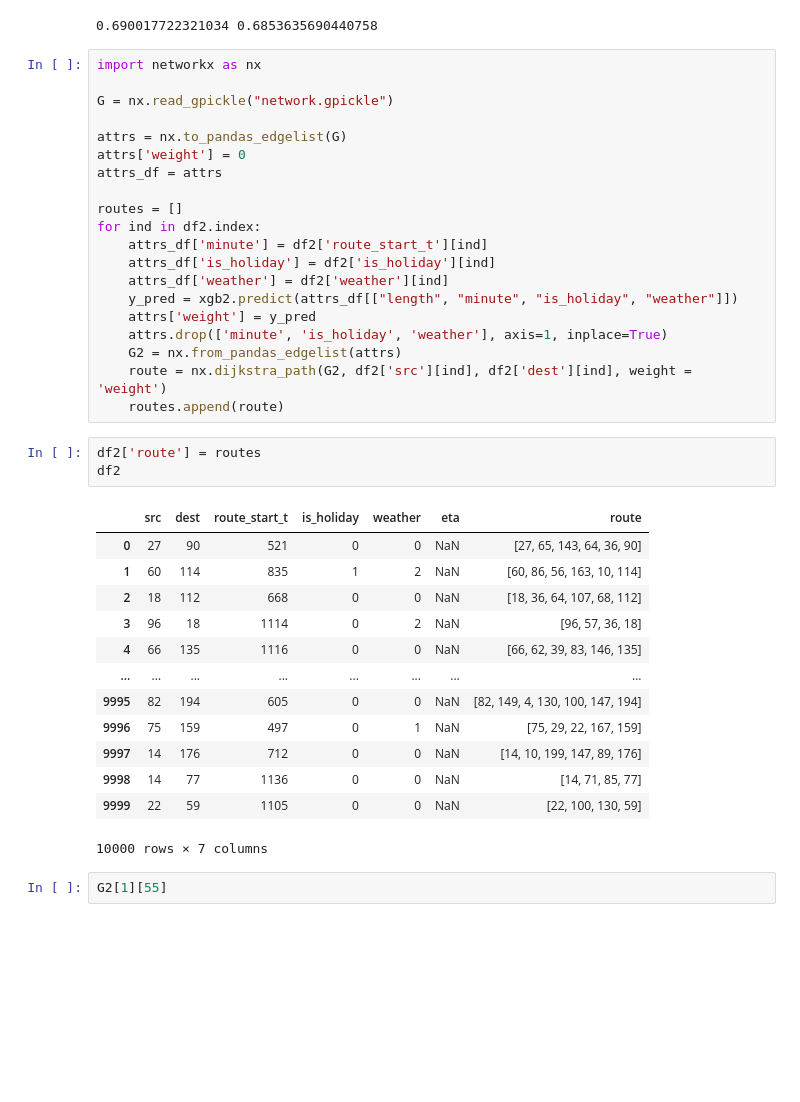
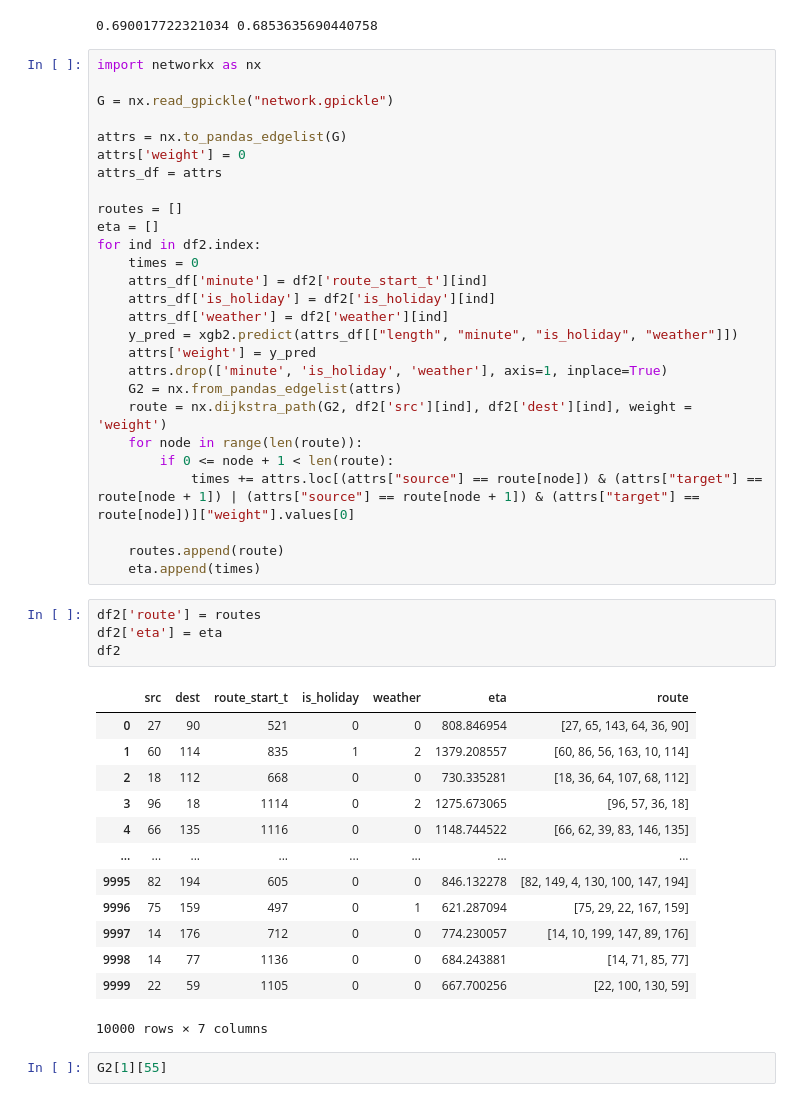
Before and after one commit to sahandp2012p/icds-project, a Jupyter notebook: Untitled.ipynb, the cells around one changed output. Drawn from its saved outputs; the diff is of its cells as text; blank space fills up the shorter version.

```diff
--- a/Untitled.ipynb
+++ b/Untitled.ipynb
@@ -294,7 +294,9 @@ attrs['weight'] = 0
 attrs_df = attrs
 
 routes = []
+eta = []
 for ind in df2.index:
+    times = 0
     attrs_df['minute'] = df2['route_start_t'][ind]
     attrs_df['is_holiday'] = df2['is_holiday'][ind]
     attrs_df['weather'] = df2['weather'][ind]
@@ -303,23 +305,29 @@ for ind in df2.index:
     attrs.drop(['minute', 'is_holiday', 'weather'], axis=1, inplace=True)
     G2 = nx.from_pandas_edgelist(attrs)
     route = nx.dijkstra_path(G2, df2['src'][ind], df2['dest'][ind], weight = 'weight')
+    for node in range(len(route)):
+        if 0 <= node + 1 < len(route):
+            times += attrs.loc[(attrs["source"] == route[node]) & (attrs["target"] == route[node + 1]) | (attrs["source"] == route[node + 1]) & (attrs["target"] == route[node])]["weight"].values[0]
+
     routes.append(route)
+    eta.append(times)
 # %%
 df2['route'] = routes
+df2['eta'] = eta
 df2
 # %% [output]
 |  | src | dest | route_start_t | is_holiday | weather | eta | route |
-| 0 | 27 | 90 | 521 | 0 | 0 | NaN | [27, 65, 143, 64, 36, 90] |
-| 1 | 60 | 114 | 835 | 1 | 2 | NaN | [60, 86, 56, 163, 10, 114] |
-| 2 | 18 | 112 | 668 | 0 | 0 | NaN | [18, 36, 64, 107, 68, 112] |
-| 3 | 96 | 18 | 1114 | 0 | 2 | NaN | [96, 57, 36, 18] |
-| 4 | 66 | 135 | 1116 | 0 | 0 | NaN | [66, 62, 39, 83, 146, 135] |
+| 0 | 27 | 90 | 521 | 0 | 0 | 808.846954 | [27, 65, 143, 64, 36, 90] |
+| 1 | 60 | 114 | 835 | 1 | 2 | 1379.208557 | [60, 86, 56, 163, 10, 114] |
+| 2 | 18 | 112 | 668 | 0 | 0 | 730.335281 | [18, 36, 64, 107, 68, 112] |
+| 3 | 96 | 18 | 1114 | 0 | 2 | 1275.673065 | [96, 57, 36, 18] |
+| 4 | 66 | 135 | 1116 | 0 | 0 | 1148.744522 | [66, 62, 39, 83, 146, 135] |
 | ... | ... | ... | ... | ... | ... | ... | ... |
-| 9995 | 82 | 194 | 605 | 0 | 0 | NaN | [82, 149, 4, 130, 100, 147, 194] |
-| 9996 | 75 | 159 | 497 | 0 | 1 | NaN | [75, 29, 22, 167, 159] |
-| 9997 | 14 | 176 | 712 | 0 | 0 | NaN | [14, 10, 199, 147, 89, 176] |
-| 9998 | 14 | 77 | 1136 | 0 | 0 | NaN | [14, 71, 85, 77] |
-| 9999 | 22 | 59 | 1105 | 0 | 0 | NaN | [22, 100, 130, 59] |
+| 9995 | 82 | 194 | 605 | 0 | 0 | 846.132278 | [82, 149, 4, 130, 100, 147, 194] |
+| 9996 | 75 | 159 | 497 | 0 | 1 | 621.287094 | [75, 29, 22, 167, 159] |
+| 9997 | 14 | 176 | 712 | 0 | 0 | 774.230057 | [14, 10, 199, 147, 89, 176] |
+| 9998 | 14 | 77 | 1136 | 0 | 0 | 684.243881 | [14, 71, 85, 77] |
+| 9999 | 22 | 59 | 1105 | 0 | 0 | 667.700256 | [22, 100, 130, 59] |
 10000 rows × 7 columns
 # %%
 G2[1][55]
```
Also changed, not shown: parts of 1 cell of this notebook.
